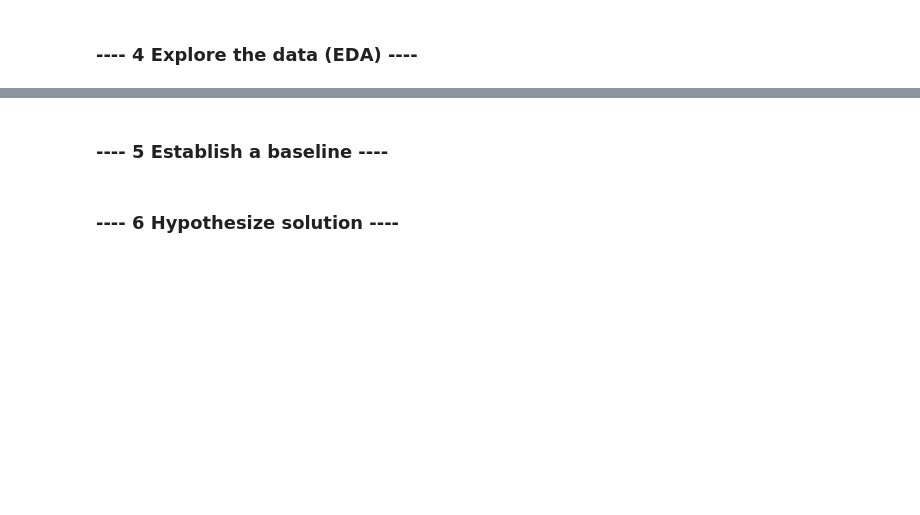
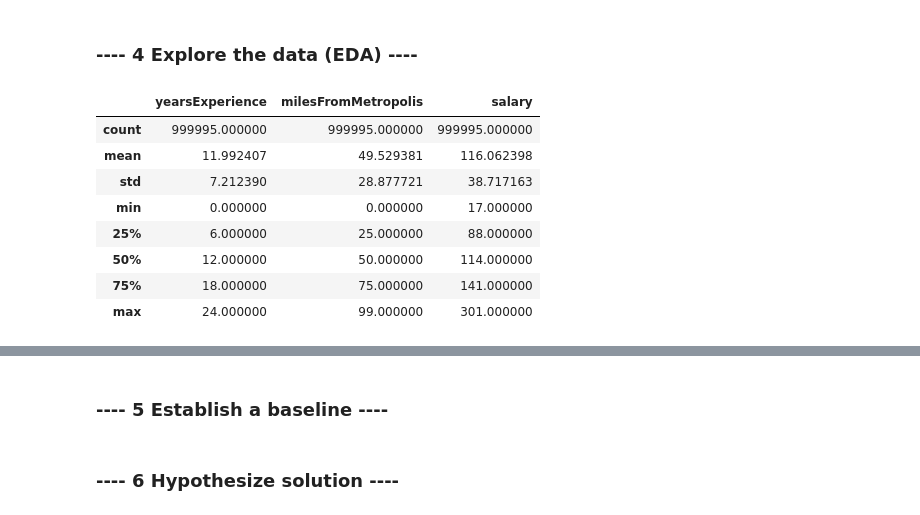
Before and after one commit to amsskumar/salarypredictionportfolio, a Jupyter notebook: Salary Prediction Notebook.ipynb, the cells around one changed output, grey strips where cells are left out. Drawn from its saved outputs; the diff is of its cells as text; code cells hidden in the pictures; blank space fills up the shorter version.

```diff
--- a/Salary Prediction Notebook.ipynb
+++ b/Salary Prediction Notebook.ipynb
@@ -62,3 +98,15 @@ test_features_df.duplicated().sum()
 #summarize the target variable
 #look for correlation between each feature and the target
 #look for correlation between features
+# %%
+train_df.describe() # summarize each continuous variable
+# %% [output]
+|  | yearsExperience | milesFromMetropolis | salary |
+| count | 999995.000000 | 999995.000000 | 999995.000000 |
+| mean | 11.992407 | 49.529381 | 116.062398 |
+| std | 7.212390 | 28.877721 | 38.717163 |
+| min | 0.000000 | 0.000000 | 17.000000 |
+| 25% | 6.000000 | 25.000000 | 88.000000 |
+| 50% | 12.000000 | 50.000000 | 114.000000 |
+| 75% | 18.000000 | 75.000000 | 141.000000 |
+| max | 24.000000 | 99.000000 | 301.000000 |
```
Also changed, not shown: parts of 8 cells of this notebook.
